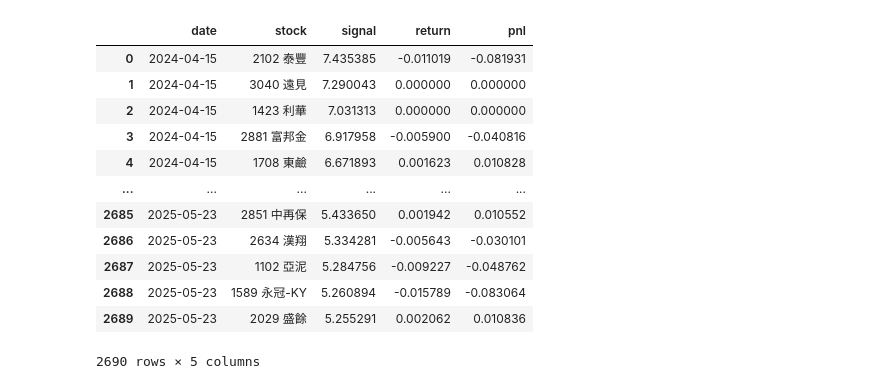
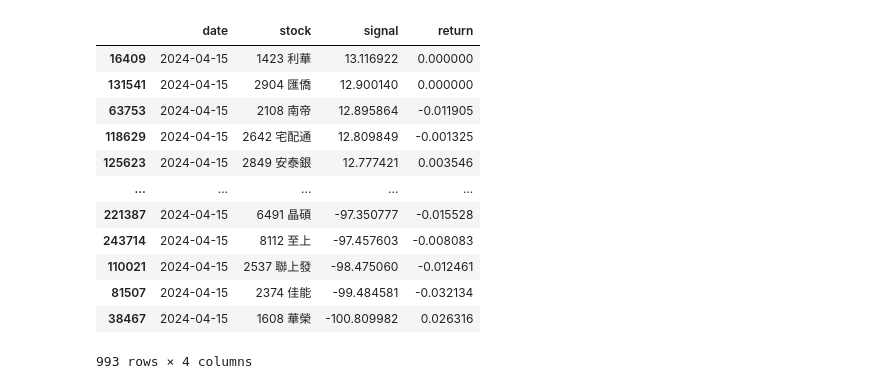
Before and after one commit to jaychen92123/Residual-Arbitrage-with-ML, a Jupyter notebook: CNNTransformer.ipynb, the cells around one changed output. Saved outputs shown, nothing was run; the diff lists cells and outputs as text; code cells hidden in the pictures.

```diff
--- a/CNNTransformer.ipynb
+++ b/CNNTransformer.ipynb
@@ -101,35 +200,18 @@ Epoch 10/10
 # %%
-# 先建立 DataFrame 包含所有信號與報酬率資訊
-pnl_df = pd.DataFrame(meta_list, columns=["date", "stock"])
-pnl_df["signal"] = y_pred
-
-# 加入報酬率
-returns_flat = []
-for date, stock in zip(pnl_df["date"], pnl_df["stock"]):
-    if stock in test_return.columns and date in test_return.index:
-        returns_flat.append(test_return.loc[date, stock] / 100)
-    else:
-        returns_flat.append(np.nan)
-
-pnl_df["return"] = returns_flat
-pnl_df = pnl_df.dropna()
-
-# 按照每天挑選 signal 最大的前 10 檔
-top_n_df = pnl_df.groupby("date").apply(lambda x: x.nlargest(10, "signal")).reset_index(drop=True)
-top_n_df["pnl"] = top_n_df["signal"] * top_n_df["return"]
+top_n_df = pnl_df.groupby("date")
 # %%
-top_n_df
+top_n_df.get_group(pd.Timestamp("2024-04-15")).sort_values("signal", ascending=False)
 # %% [output]
-|  | date | stock | signal | return | pnl |
-| 0 | 2024-04-15 | 2102 泰豐 | 7.435385 | -0.011019 | -0.081931 |
-| 1 | 2024-04-15 | 3040 遠見 | 7.290043 | 0.000000 | 0.000000 |
-| 2 | 2024-04-15 | 1423 利華 | 7.031313 | 0.000000 | 0.000000 |
-| 3 | 2024-04-15 | 2881 富邦金 | 6.917958 | -0.005900 | -0.040816 |
-| 4 | 2024-04-15 | 1708 東鹼 | 6.671893 | 0.001623 | 0.010828 |
-| ... | ... | ... | ... | ... | ... |
-| 2685 | 2025-05-23 | 2851 中再保 | 5.433650 | 0.001942 | 0.010552 |
-| 2686 | 2025-05-23 | 2634 漢翔 | 5.334281 | -0.005643 | -0.030101 |
-| 2687 | 2025-05-23 | 1102 亞泥 | 5.284756 | -0.009227 | -0.048762 |
-| 2688 | 2025-05-23 | 1589 永冠-KY | 5.260894 | -0.015789 | -0.083064 |
-| 2689 | 2025-05-23 | 2029 盛餘 | 5.255291 | 0.002062 | 0.010836 |
+|  | date | stock | signal | return |
+| 16409 | 2024-04-15 | 1423 利華 | 13.116922 | 0.000000 |
+| 131541 | 2024-04-15 | 2904 匯僑 | 12.900140 | 0.000000 |
+| 63753 | 2024-04-15 | 2108 南帝 | 12.895864 | -0.011905 |
+| 118629 | 2024-04-15 | 2642 宅配通 | 12.809849 | -0.001325 |
+| 125623 | 2024-04-15 | 2849 安泰銀 | 12.777421 | 0.003546 |
+| ... | ... | ... | ... | ... |
+| 221387 | 2024-04-15 | 6491 晶碩 | -97.350777 | -0.015528 |
+| 243714 | 2024-04-15 | 8112 至上 | -97.457603 | -0.008083 |
+| 110021 | 2024-04-15 | 2537 聯上發 | -98.475060 | -0.012461 |
+| 81507 | 2024-04-15 | 2374 佳能 | -99.484581 | -0.032134 |
+| 38467 | 2024-04-15 | 1608 華榮 | -100.809982 | 0.026316 |
-2690 rows × 5 columns
+993 rows × 4 columns
```
Also changed, not shown: parts of 16 cells of this notebook.
